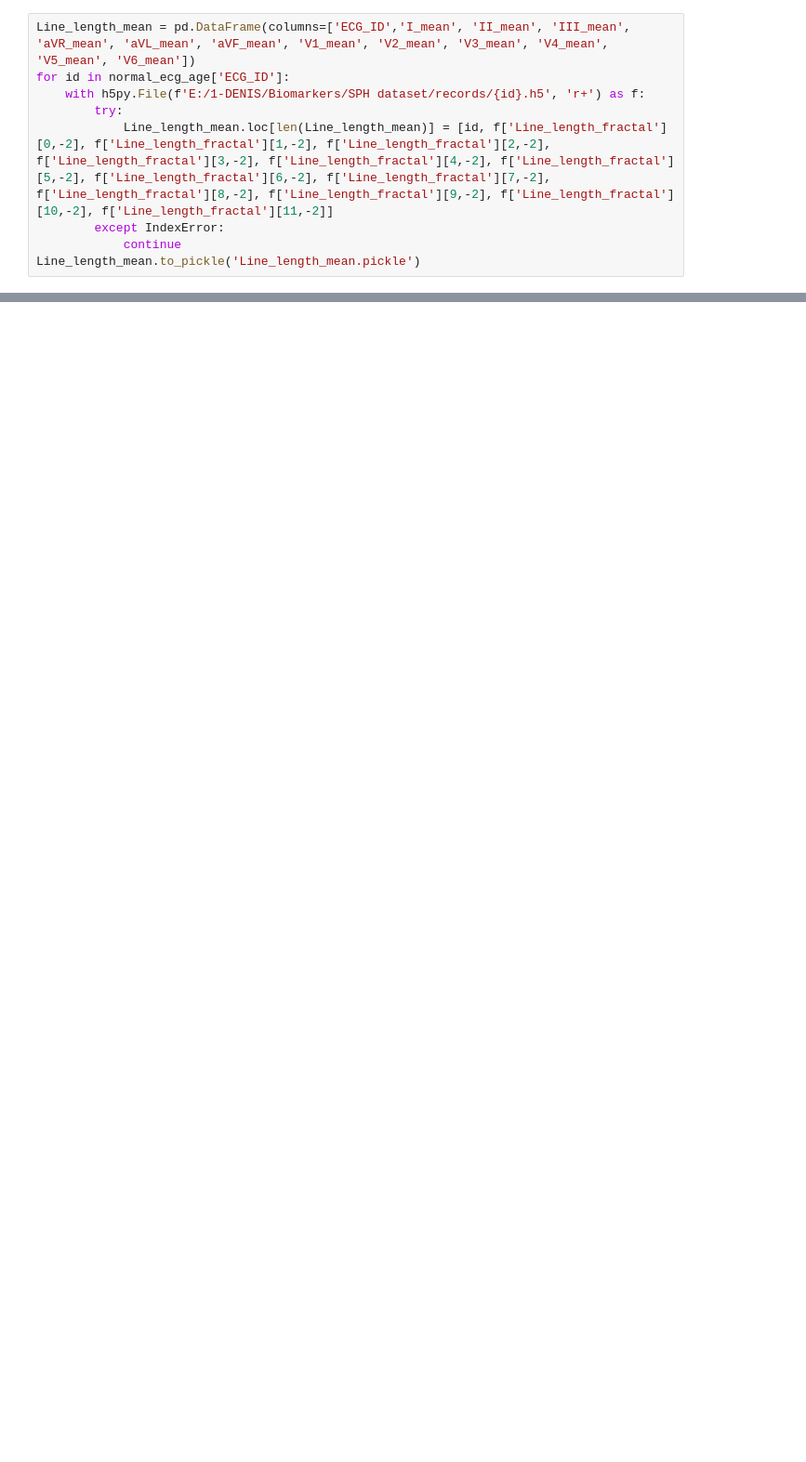
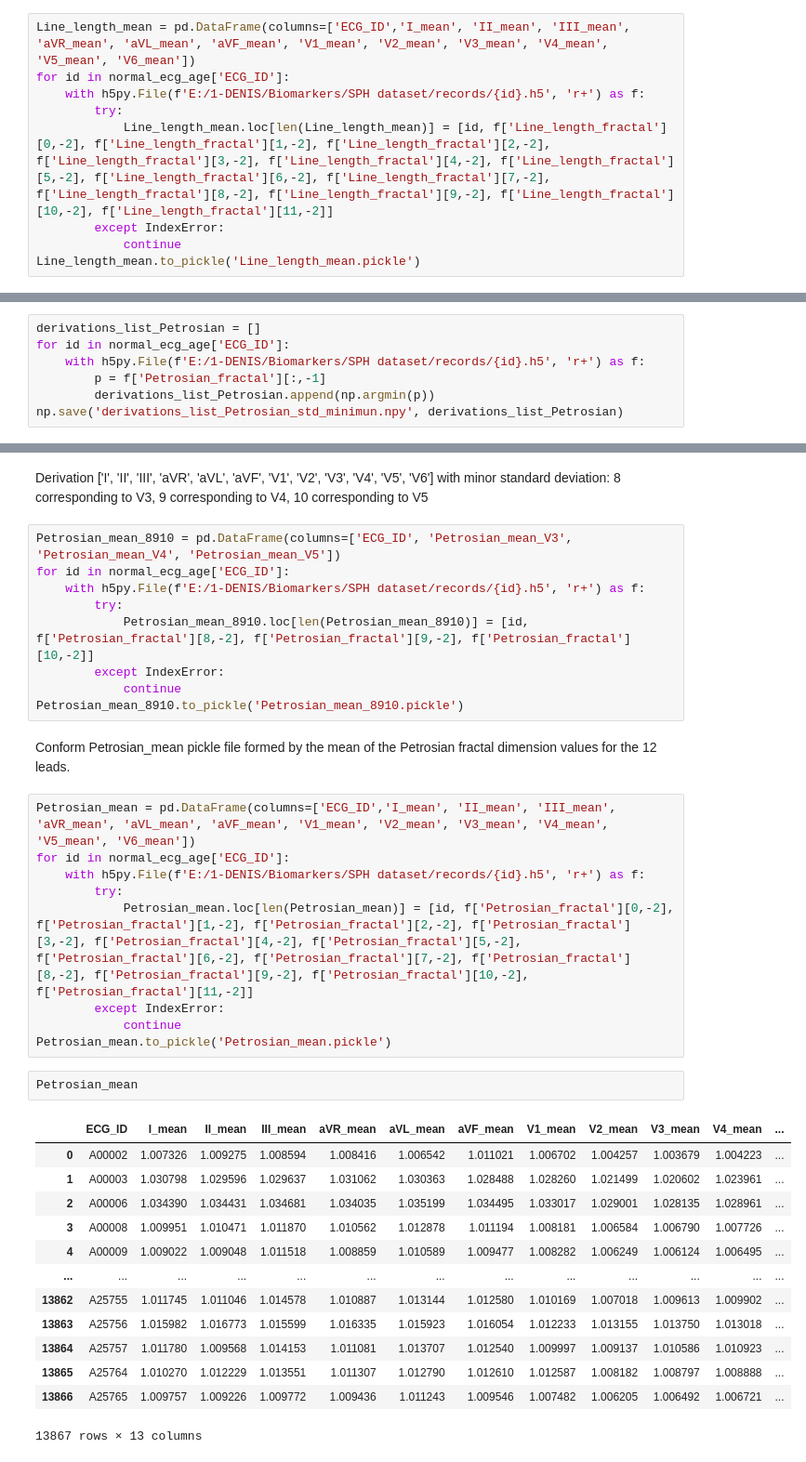
Before and after one commit to hernandezpachecodenis/ecg_biomarkers, a Jupyter notebook: ecg/HDF_dataset_adds_on.ipynb, the cells around one changed output, grey strips where cells are left out. Shown at 93% size. Drawn from its saved outputs; the diff is of its cells as text; blank space fills up the shorter version.

```diff
--- a/ecg/HDF_dataset_adds_on.ipynb
+++ b/ecg/HDF_dataset_adds_on.ipynb
@@ -375,0 +340,7 @@ Line_length_mean.to_pickle('Line_length_mean.pickle')
+# %%
+derivations_list_Petrosian = []
+for id in normal_ecg_age['ECG_ID']:
+    with h5py.File(f'E:/1-DENIS/Biomarkers/SPH dataset/records/{id}.h5', 'r+') as f:
+        p = f['Petrosian_fractal'][:,-1]
+        derivations_list_Petrosian.append(np.argmin(p))
+np.save('derivations_list_Petrosian_std_minimun.npy', derivations_list_Petrosian)
@@ -375,0 +363,38 @@ Line_length_mean.to_pickle('Line_length_mean.pickle')
+# %% [markdown]
+Derivation ['I', 'II', 'III', 'aVR', 'aVL', 'aVF', 'V1', 'V2', 'V3', 'V4', 'V5', 'V6'] with minor standard deviation: 8 corresponding to V3, 9 corresponding to V4, 10 corresponding to V5
+# %%
+Petrosian_mean_8910 = pd.DataFrame(columns=['ECG_ID', 'Petrosian_mean_V3', 'Petrosian_mean_V4', 'Petrosian_mean_V5'])
+for id in normal_ecg_age['ECG_ID']:
+    with h5py.File(f'E:/1-DENIS/Biomarkers/SPH dataset/records/{id}.h5', 'r+') as f:
+        try:
+            Petrosian_mean_8910.loc[len(Petrosian_mean_8910)] = [id, f['Petrosian_fractal'][8,-2], f['Petrosian_fractal'][9,-2], f['Petrosian_fractal'][10,-2]]
+        except IndexError:
+            continue
+Petrosian_mean_8910.to_pickle('Petrosian_mean_8910.pickle')
+# %% [markdown]
+Conform Petrosian_mean pickle file formed by the mean of the Petrosian fractal dimension values for the 12 leads.
+# %%
+Petrosian_mean = pd.DataFrame(columns=['ECG_ID','I_mean', 'II_mean', 'III_mean', 'aVR_mean', 'aVL_mean', 'aVF_mean', 'V1_mean', 'V2_mean', 'V3_mean', 'V4_mean', 'V5_mean', 'V6_mean'])
+for id in normal_ecg_age['ECG_ID']:
+    with h5py.File(f'E:/1-DENIS/Biomarkers/SPH dataset/records/{id}.h5', 'r+') as f:
+        try:
+            Petrosian_mean.loc[len(Petrosian_mean)] = [id, f['Petrosian_fractal'][0,-2], f['Petrosian_fractal'][1,-2], f['Petrosian_fractal'][2,-2], f['Petrosian_fractal'][3,-2], f['Petrosian_fractal'][4,-2], f['Petrosian_fractal'][5,-2], f['Petrosian_fractal'][6,-2], f['Petrosian_fractal'][7,-2], f['Petrosian_fractal'][8,-2], f['Petrosian_fractal'][9,-2], f['Petrosian_fractal'][10,-2], f['Petrosian_fractal'][11,-2]]
+        except IndexError:
+            continue
+Petrosian_mean.to_pickle('Petrosian_mean.pickle')
+# %%
+Petrosian_mean
+# %% [output]
+|  | ECG_ID | I_mean | II_mean | III_mean | aVR_mean | aVL_mean | aVF_mean | V1_mean | V2_mean | V3_mean | V4_mean | ... |
+| 0 | A00002 | 1.007326 | 1.009275 | 1.008594 | 1.008416 | 1.006542 | 1.011021 | 1.006702 | 1.004257 | 1.003679 | 1.004223 | ... |
+| 1 | A00003 | 1.030798 | 1.029596 | 1.029637 | 1.031062 | 1.030363 | 1.028488 | 1.028260 | 1.021499 | 1.020602 | 1.023961 | ... |
+| 2 | A00006 | 1.034390 | 1.034431 | 1.034681 | 1.034035 | 1.035199 | 1.034495 | 1.033017 | 1.029001 | 1.028135 | 1.028961 | ... |
+| 3 | A00008 | 1.009951 | 1.010471 | 1.011870 | 1.010562 | 1.012878 | 1.011194 | 1.008181 | 1.006584 | 1.006790 | 1.007726 | ... |
+| 4 | A00009 | 1.009022 | 1.009048 | 1.011518 | 1.008859 | 1.010589 | 1.009477 | 1.008282 | 1.006249 | 1.006124 | 1.006495 | ... |
+| ... | ... | ... | ... | ... | ... | ... | ... | ... | ... | ... | ... | ... |
+| 13862 | A25755 | 1.011745 | 1.011046 | 1.014578 | 1.010887 | 1.013144 | 1.012580 | 1.010169 | 1.007018 | 1.009613 | 1.009902 | ... |
+| 13863 | A25756 | 1.015982 | 1.016773 | 1.015599 | 1.016335 | 1.015923 | 1.016054 | 1.012233 | 1.013155 | 1.013750 | 1.013018 | ... |
+| 13864 | A25757 | 1.011780 | 1.009568 | 1.014153 | 1.011081 | 1.013707 | 1.012540 | 1.009997 | 1.009137 | 1.010586 | 1.010923 | ... |
+| 13865 | A25764 | 1.010270 | 1.012229 | 1.013551 | 1.011307 | 1.012790 | 1.012610 | 1.012587 | 1.008182 | 1.008797 | 1.008888 | ... |
+| 13866 | A25765 | 1.009757 | 1.009226 | 1.009772 | 1.009436 | 1.011243 | 1.009546 | 1.007482 | 1.006205 | 1.006492 | 1.006721 | ... |
+13867 rows × 13 columns
```
Also changed, not shown: parts of 42 cells of this notebook, 12 other files.
